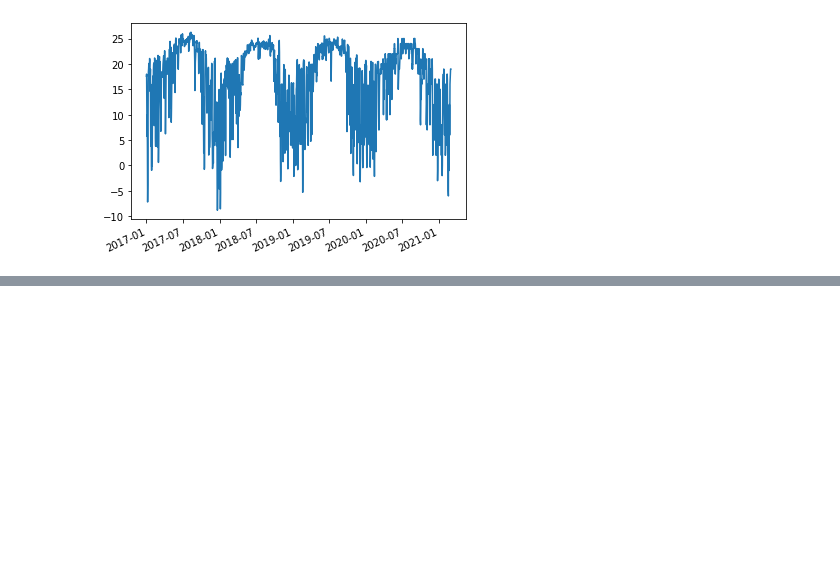
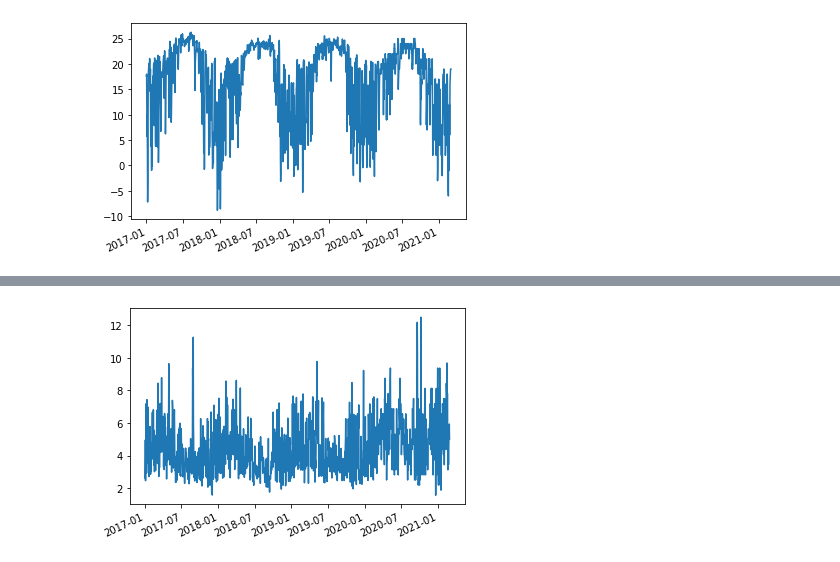
Before and after one commit to gallo-json/air-pollution-forecast, a Jupyter notebook: src/train_model.ipynb, the cells around one changed output, grey strips where cells are left out. Cells and saved outputs as stored; diff of their text form; code cells hidden in the pictures; blank space fills up the shorter version.

```diff
--- a/src/train_model.ipynb
+++ b/src/train_model.ipynb
@@ -36,0 +49,6 @@ plt.show()
+# %%
+plt.plot_date(x_axis, df.wind_speed.values, '-')
+plt.gcf().autofmt_xdate(rotation=25)
+plt.show()
+# %% [output]
+[figure, added]
```
Also changed, not shown: parts of 2 cells of this notebook.
